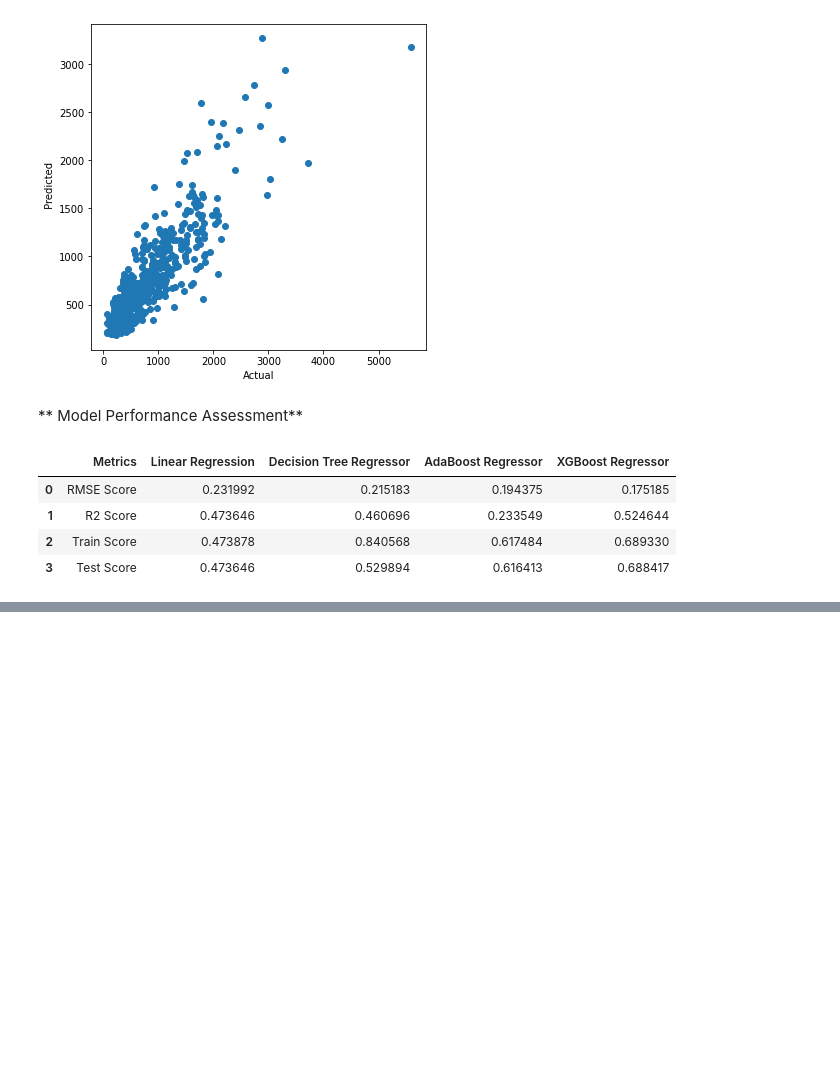
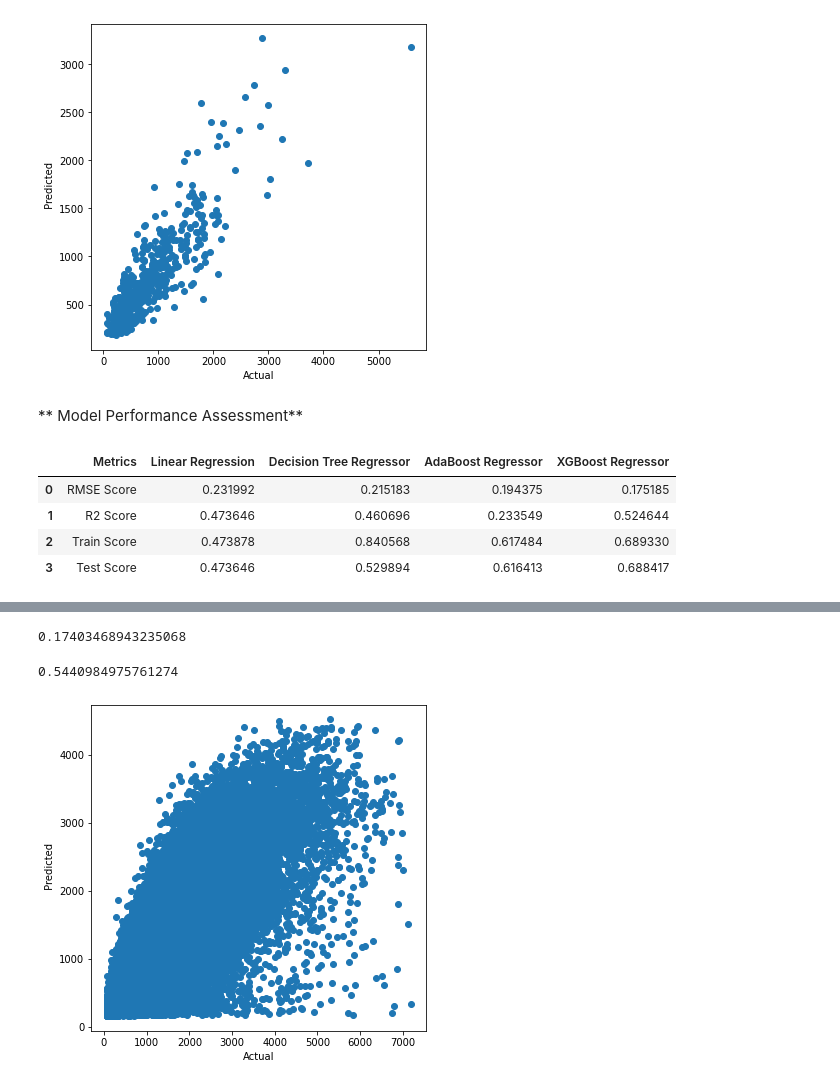
Before and after one commit to Manoj-Korukonda/NYC-taxi-trip-time-prediction, a Jupyter notebook: Manoj_nyc_taxi_trip_time_prediction_.ipynb, the cells around one changed output, grey strips where cells are left out. Saved outputs shown, nothing was run; the diff lists cells and outputs as text; code cells hidden in the pictures; blank space fills up the shorter version.

```diff
--- a/Manoj_nyc_taxi_trip_time_prediction_.ipynb
+++ b/Manoj_nyc_taxi_trip_time_prediction_.ipynb
@@ -1056,0 +1068,2 @@ metrics
+# %%
+xgb_regressor.fit(X_train,y_train)
@@ -1056,0 +1095,4 @@ metrics
+# %%
+xgb_tuned= XGBRegressor(eta= 0.1 ,max_depth= 4)
+# %%
+xgb_tuned.fit(X_train,y_train)
@@ -1056,0 +1102,23 @@ metrics
+# %%
+xgb_pred_tuned=xgb_tuned.predict(X_test)
+# %%
+#RMSE score
+xgb_rmse = np.sqrt(mean_squared_error(xgb_pred_tuned,y_test))
+xgb_rmse
+# %% [output]
+0.17403468943235068
+# %%
+#R2 score
+xgb_r2score = r2_score(xgb_pred_tuned,y_test)
+xgb_r2score
+# %% [output]
+0.5440984975761274
+# %%
+plt.figure(figsize=(6,6))
+plt.scatter(10**(np.array(list(y_test))),(10**(np.array(xgb_pred_tuned))))
+# plt.plot((y_pred))
+plt.xlabel('Actual')
+plt.ylabel(' Predicted')
+plt.show()
+# %% [output]
+[figure, added]
```
Also changed, not shown: parts of 8 cells of this notebook.
